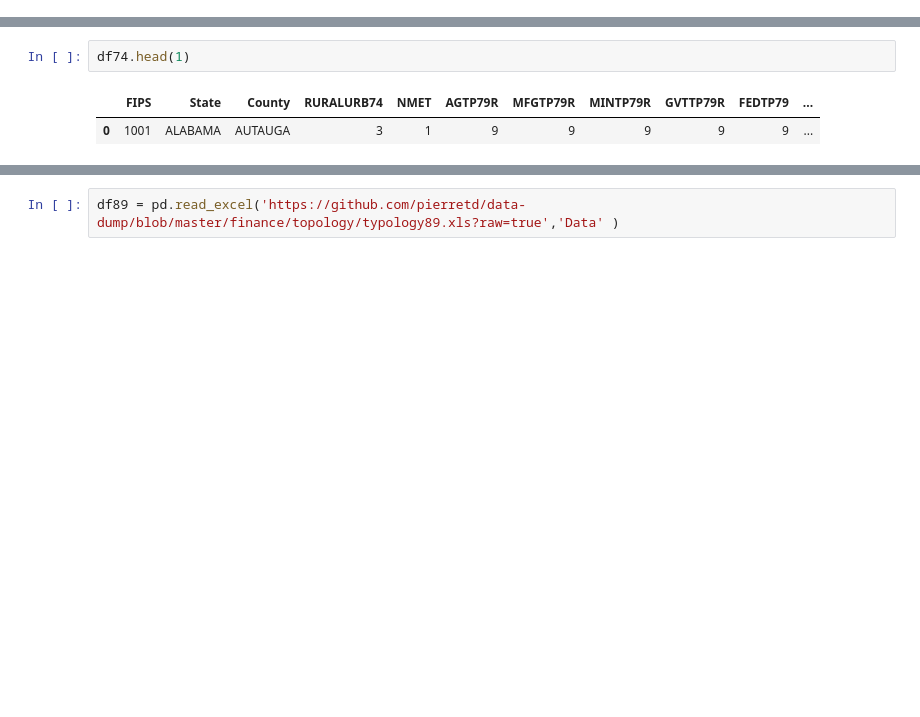
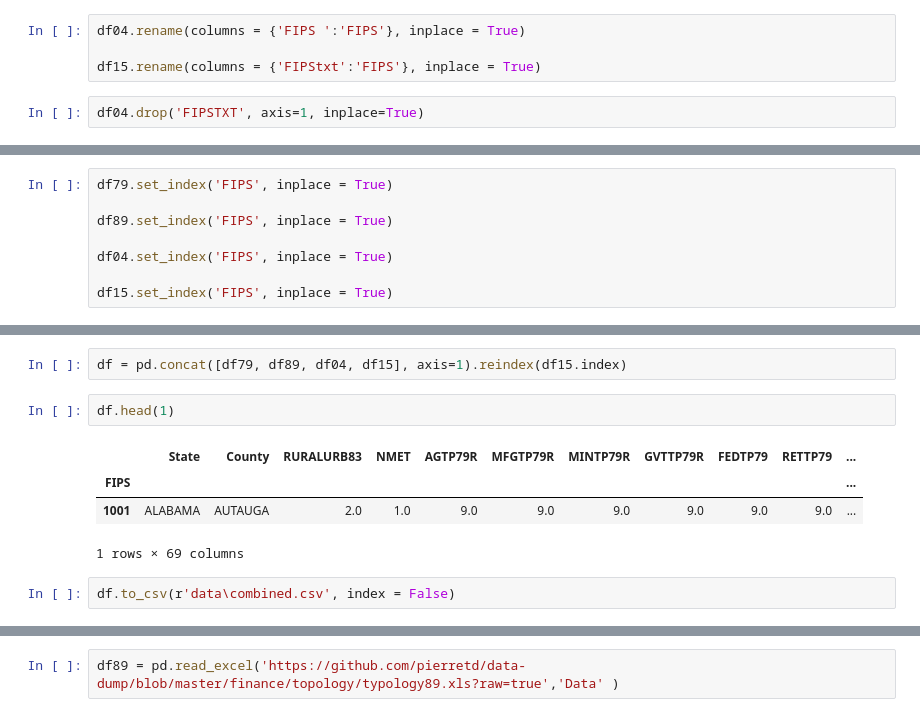
Before and after one commit to renay/retirement, a Jupyter notebook: proccessing.ipynb, the cells around one changed output, grey strips where cells are left out. Saved outputs shown, nothing was run; the diff lists cells and outputs as text; blank space fills up the shorter version.

```diff
--- a/proccessing.ipynb
+++ b/proccessing.ipynb
@@ -7,0 +41,6 @@ df79_86_83 = pd.read_excel('https://github.com/renay/retirement/blob/master/data
+# %%
+df04.rename(columns = {'FIPS ':'FIPS'}, inplace = True)
+
+df15.rename(columns = {'FIPStxt':'FIPS'}, inplace = True)
+# %%
+df04.drop('FIPSTXT', axis=1, inplace=True)
@@ -7,0 +60,8 @@ df79_86_83 = pd.read_excel('https://github.com/renay/retirement/blob/master/data
+# %%
+df79.set_index('FIPS', inplace = True)
+
+df89.set_index('FIPS', inplace = True)
+
+df04.set_index('FIPS', inplace = True)
+
+df15.set_index('FIPS', inplace = True)
@@ -8,5 +81,11 @@ df79_86_83 = pd.read_excel('https://github.com/renay/retirement/blob/master/data
+# %%
+df = pd.concat([df79, df89, df04, df15], axis=1).reindex(df15.index)
 # %%
-df74.head(1)
+df.head(1)
 # %% [output]
-|  | FIPS | State | County | RURALURB74 | NMET | AGTP79R | MFGTP79R | MINTP79R | GVTTP79R | FEDTP79 | ... |
-| 0 | 1001 | ALABAMA | AUTAUGA | 3 | 1 | 9 | 9 | 9 | 9 | 9 | ... |
+|  | State | County | RURALURB83 | NMET | AGTP79R | MFGTP79R | MINTP79R | GVTTP79R | FEDTP79 | RETTP79 | ... |
+| FIPS |  |  |  |  |  |  |  |  |  |  | ... |
+| 1001 | ALABAMA | AUTAUGA | 2.0 | 1.0 | 9.0 | 9.0 | 9.0 | 9.0 | 9.0 | 9.0 | ... |
+1 rows × 69 columns
+# %%
+df.to_csv(r'data\combined.csv', index = False)
```
Also changed, not shown: parts of 14 cells of this notebook, 8 other files.
